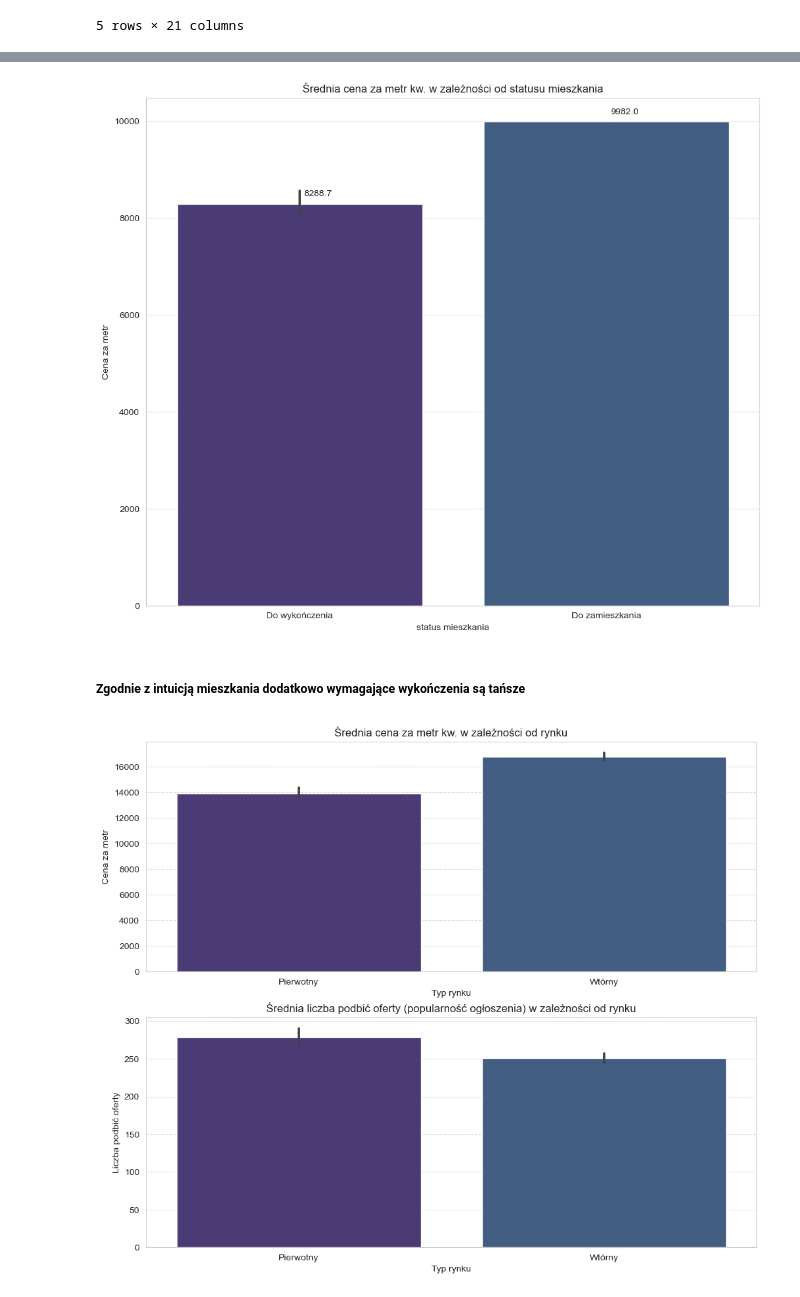
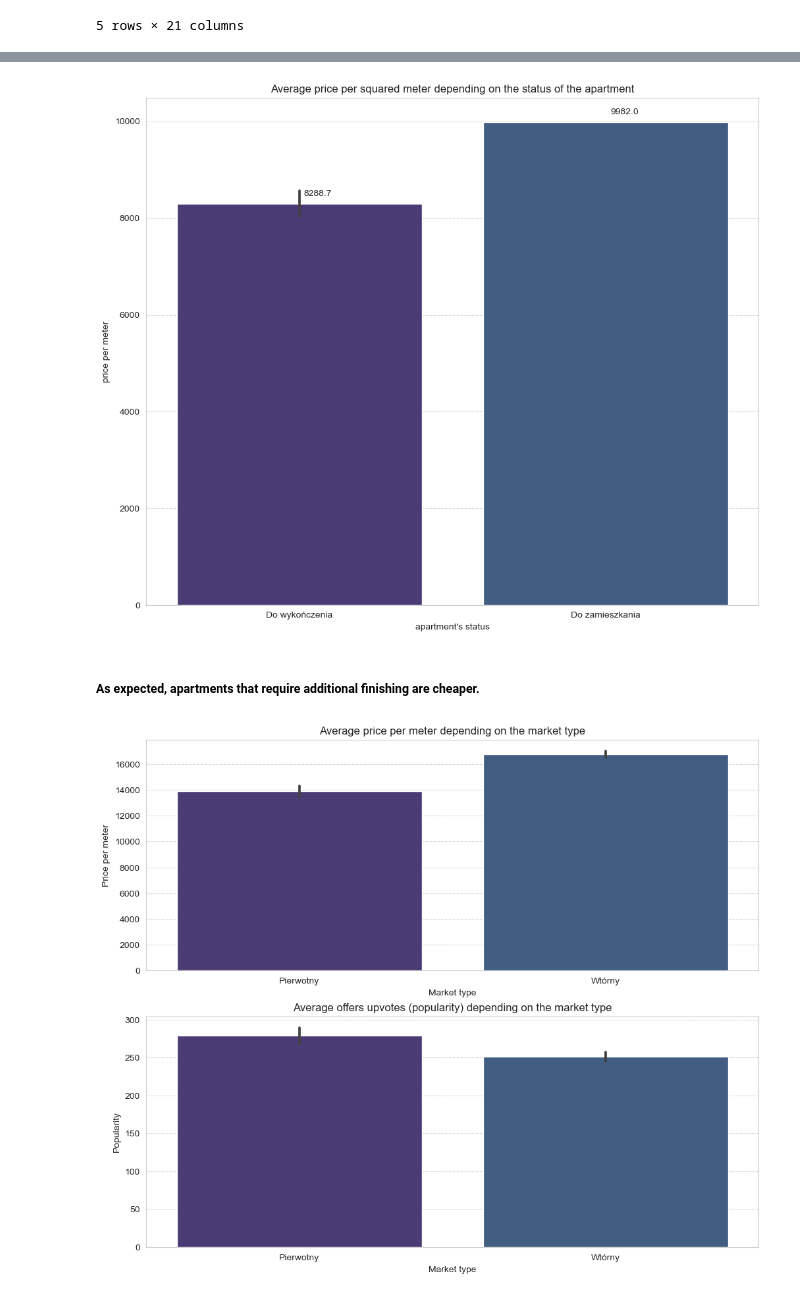
Before and after one commit to mat7039/ETL-Analysis-ML-predictions, a Jupyter notebook: 7.Data_visualization.ipynb, the cells around one changed output, grey strips where cells are left out. Cells and saved outputs as stored; diff of their text form; code cells hidden in the pictures.

```diff
--- a/7.Data_visualization.ipynb
+++ b/7.Data_visualization.ipynb
@@ -29,27 +29,27 @@ for p in barplot.patches:
                      (p.get_x() + p.get_width() / 2., p.get_height()),
                      xytext = (5, 9),
                      textcoords = 'offset points')
-plt.title('Średnia cena za metr kw. w zależności od statusu mieszkania')
-plt.xlabel('status mieszkania')
-plt.ylabel('Cena za metr')
+plt.title('Average price per squared meter depending on the status of the apartment')
+plt.xlabel("apartment's status")
+plt.ylabel('price per meter')
 plt.grid(axis='y', linestyle='--', alpha=0.7)
 # %% [output]
-[figure, old version]
+[figure, new version]
 # %% [markdown]
-##### Zgodnie z intuicją mieszkania dodatkowo wymagające wykończenia są tańsze
+##### As expected, apartments that require additional finishing are cheaper.
 # %%
 fig, axs = plt.subplots(2, 1)
 sns.barplot(df, x='market', y='price/m', ax=axs[0])
-axs[0].set_title('Średnia cena za metr kw. w zależności od rynku')
-axs[0].set_xlabel('Typ rynku')
-axs[0].set_ylabel('Cena za metr')
+axs[0].set_title('Average price per meter depending on the market type')
+axs[0].set_xlabel('Market type')
+axs[0].set_ylabel('Price per meter')
 plt.grid(axis='y', linestyle='--', alpha=0.7)
 sns.barplot(df, x='market', y='upvotes', ax=axs[1])
-axs[1].set_title('Średnia liczba podbić oferty (popularność ogłoszenia) w zależności od rynku')
-axs[1].set_xlabel('Typ rynku')
-axs[1].set_ylabel('Liczba podbić oferty')
+axs[1].set_title('Average offers upvotes (popularity) depending on the market type')
+axs[1].set_xlabel('Market type')
+axs[1].set_ylabel('Popularity')
 for ax in axs:
     ax.grid(axis='y', linestyle='--', alpha=0.7)
 # %% [output]
-[figure, old version]
+[figure, new version]
 # %% [markdown]
```
Also changed, not shown: parts of 19 cells of this notebook, 10 other files.
